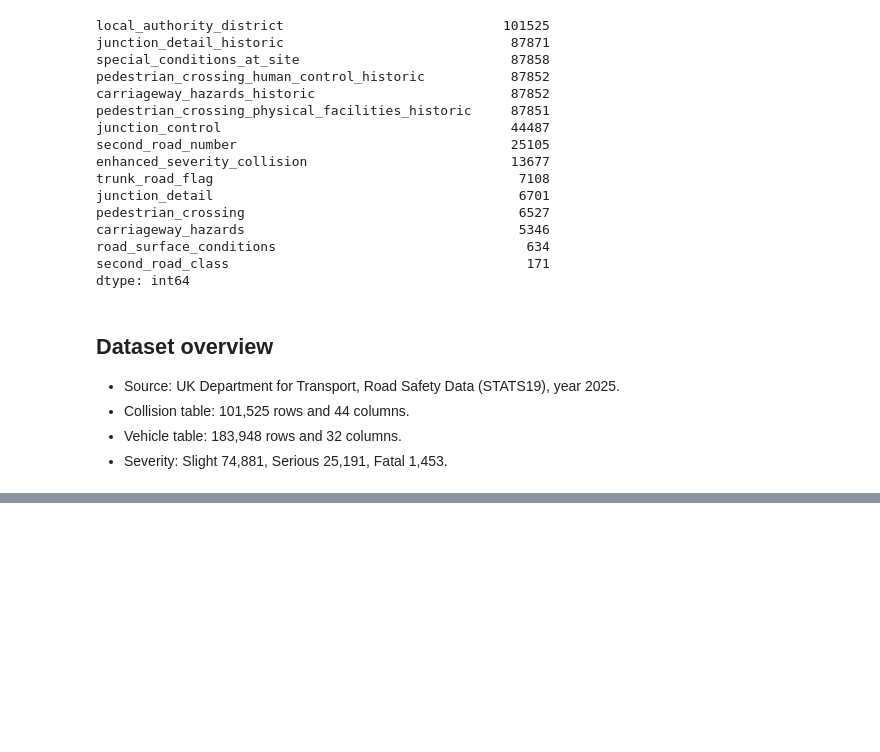
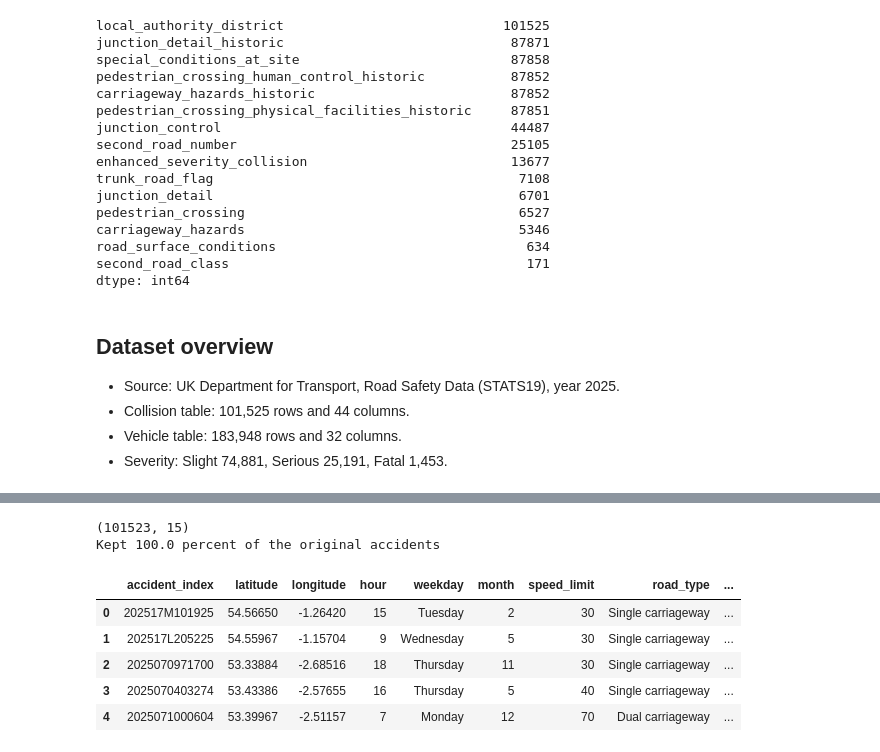
Before and after one commit to oSaio/traffic-accident-patterns, a Jupyter notebook: notebooks/01_data_prep.ipynb, the cells around one changed output, grey strips where cells are left out. Cells and saved outputs as stored; diff of their text form; code cells hidden in the pictures; blank space fills up the shorter version.

Commit message:
Add clean accidents data, cleaning log and data dictionary

```diff
--- a/notebooks/01_data_prep.ipynb
+++ b/notebooks/01_data_prep.ipynb
@@ -98,0 +168,13 @@ dtype: int64
+# %%
+n = len(m)
+m['date'] = pd.to_datetime(m['date'], dayfirst=True, errors='coerce')
+m['hour'] = pd.to_datetime(m['time'], format='%H:%M', errors='coerce').dt.hour
+m['month'] = m['date'].dt.month
+m['weekday'] = m['date'].dt.day_name()
+m = m.dropna(subset=['hour', 'month']).copy()
+m['hour'] = m['hour'].astype(int)
+m['month'] = m['month'].astype(int)
+add_log('Create hour, month, weekday', n, len(m), 'Rows with unreadable date or time removed')
+
+print(len(m))
+m[['date', 'time', 'hour', 'month', 'weekday']].head()
@@ -98,0 +189,6 @@ dtype: int64
+# %%
+for c in ['speed_limit', 'road_type', 'light_conditions', 'weather_conditions',
+          'road_surface_conditions', 'urban_or_rural_area', 'accident_severity']:
+    print(c)
+    print(m[c].value_counts().sort_index().to_string())
+    print()
@@ -98,0 +253,29 @@ dtype: int64
+# %%
+final_cols = ['accident_index', 'latitude', 'longitude', 'hour', 'weekday', 'month',
+              'speed_limit', 'road_type', 'light_conditions', 'weather_conditions',
+              'road_surface_conditions', 'urban_or_rural_area',
+              'number_of_vehicles', 'number_of_casualties', 'accident_severity']
+
+clean = m[final_cols].copy()
+
+for c in ['speed_limit', 'number_of_vehicles', 'number_of_casualties']:
+    clean[c] = clean[c].astype(int)
+
+assert list(clean.columns) == final_cols
+assert clean.isna().sum().sum() == 0
+assert clean['accident_index'].is_unique
+assert clean['hour'].between(0, 23).all() and clean['month'].between(1, 12).all()
+assert set(clean['accident_severity']) <= {'Fatal', 'Serious', 'Slight'}
+
+print(clean.shape)
+print('Kept', round(100 * len(clean) / len(col), 2), 'percent of the original accidents')
+clean.head()
+# %% [output]
+(101523, 15)
+Kept 100.0 percent of the original accidents
+|  | accident_index | latitude | longitude | hour | weekday | month | speed_limit | road_type | ... |
+| 0 | 202517M101925 | 54.56650 | -1.26420 | 15 | Tuesday | 2 | 30 | Single carriageway | ... |
+| 1 | 202517L205225 | 54.55967 | -1.15704 | 9 | Wednesday | 5 | 30 | Single carriageway | ... |
+| 2 | 2025070971700 | 53.33884 | -2.68516 | 18 | Thursday | 11 | 30 | Single carriageway | ... |
+| 3 | 2025070403274 | 53.43386 | -2.57655 | 16 | Thursday | 5 | 40 | Single carriageway | ... |
+| 4 | 2025071000604 | 53.39967 | -2.51157 | 7 | Monday | 12 | 70 | Dual carriageway | ... |
```
Also changed, not shown: parts of 9 cells of this notebook, 4 other files.
